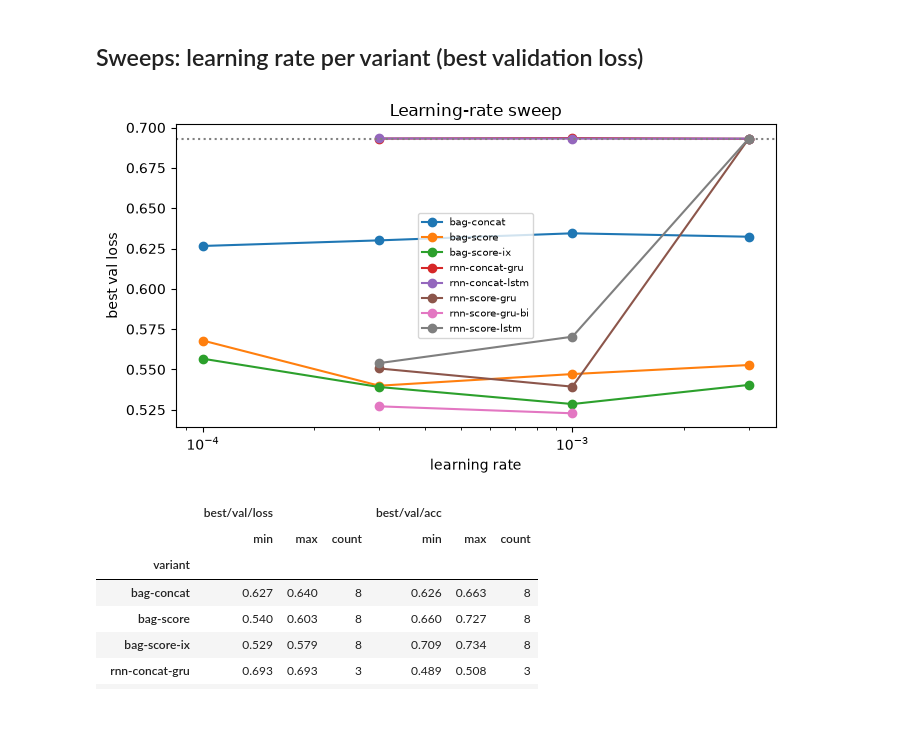
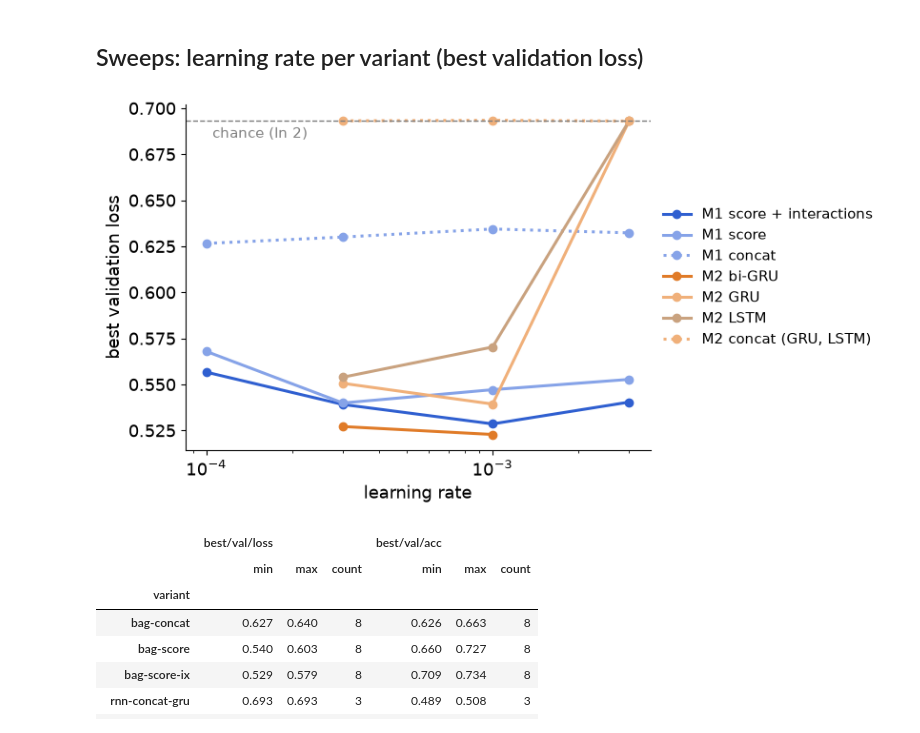
Before and after one commit to mavgit1/nlp-hs26-art, a Jupyter notebook: notebooks/02_results.ipynb, the cells around one changed output. Saved outputs shown, nothing was run; the diff lists cells and outputs as text; code cells hidden in the pictures.

Commit message:
Restyle result figures for slides

```diff
--- a/notebooks/02_results.ipynb
+++ b/notebooks/02_results.ipynb
@@ -16,6 +16,13 @@ runs = pd.read_csv('../results/runs.csv')
 runs['variant'] = runs.apply(lambda r: f"{r.model}-{'hyponly' if r.get('hyp_only') is True else r.format}"
     + ('-ix' if r.model == 'bag' and r.interactions is True else '')
     + (f"-{r.cell}" if r.model == 'rnn' else '') + ('-bi' if r.model == 'rnn' and r.bidirectional is True else ''), axis=1)
+plt.rcParams.update({'font.size': 13, 'axes.spines.top': False, 'axes.spines.right': False})
+LABEL = {'bag-hyponly': 'Hypothesis only', 'bag-score-ix': 'Model 1: avg. embeddings', 'rnn-score-gru-bi': 'Model 2: bi-GRU'}
+COLOR = {'bag-hyponly': '#9aa3b2', 'bag-score-ix': '#2f5fd0', 'rnn-score-gru-bi': '#e07b28'}
+SWEEP = {'bag-score-ix': ('M1 score + interactions', '#2f5fd0', '-'), 'bag-score': ('M1 score', '#86a3e8', '-'),
+         'bag-concat': ('M1 concat', '#86a3e8', ':'), 'rnn-score-gru-bi': ('M2 bi-GRU', '#e07b28', '-'),
+         'rnn-score-gru': ('M2 GRU', '#f0b07a', '-'), 'rnn-score-lstm': ('M2 LSTM', '#c9a27f', '-'),
+         'rnn-concat-gru': ('M2 concat (GRU, LSTM)', '#f0b07a', ':')}
 len(runs)
 # %% [output]
 53
@@ -23,15 +30,16 @@ len(runs)
 ## Sweeps: learning rate per variant (best validation loss)
 # %%
 sw = runs[runs.tags.fillna('').str.contains('sweep')]
-fig, ax = plt.subplots(figsize=(7, 4))
-for v, g in sw.groupby('variant'):
-    g = g.groupby('lr')['best/val/loss'].min()
-    ax.plot(g.index, g.values, marker='o', label=v)
-ax.set(xscale='log', xlabel='learning rate', ylabel='best val loss', title='Learning-rate sweep')
-ax.axhline(0.6931, ls=':', c='grey'); ax.legend(fontsize=7); fig.tight_layout()
+fig, ax = plt.subplots(figsize=(8.5, 4.6))
+for v, (lab, col, ls) in SWEEP.items():
+    g = sw[sw.variant == v].groupby('lr')['best/val/loss'].min()
+    ax.plot(g.index, g.values, marker='o', c=col, ls=ls, lw=2.2, label=lab)
+ax.axhline(0.6931, ls='--', c='grey', lw=1); ax.text(1.05e-4, 0.684, 'chance (ln 2)', color='grey', fontsize=11)
+ax.set(xscale='log', xlabel='learning rate', ylabel='best validation loss')
+ax.legend(fontsize=10.5, frameon=False, loc='center left', bbox_to_anchor=(1, 0.5)); fig.tight_layout()
 fig.savefig(FIG / 'lr_sweep.png', dpi=200); plt.show()
 # %% [output]
-[figure, old version]
+[figure, new version]
 # %%
 sw.groupby('variant')[['best/val/loss', 'best/val/acc']].agg(['min', 'max', 'count']).round(3)
 # %% [output]
```
Also changed, not shown: parts of 4 cells of this notebook, 3 other files.
